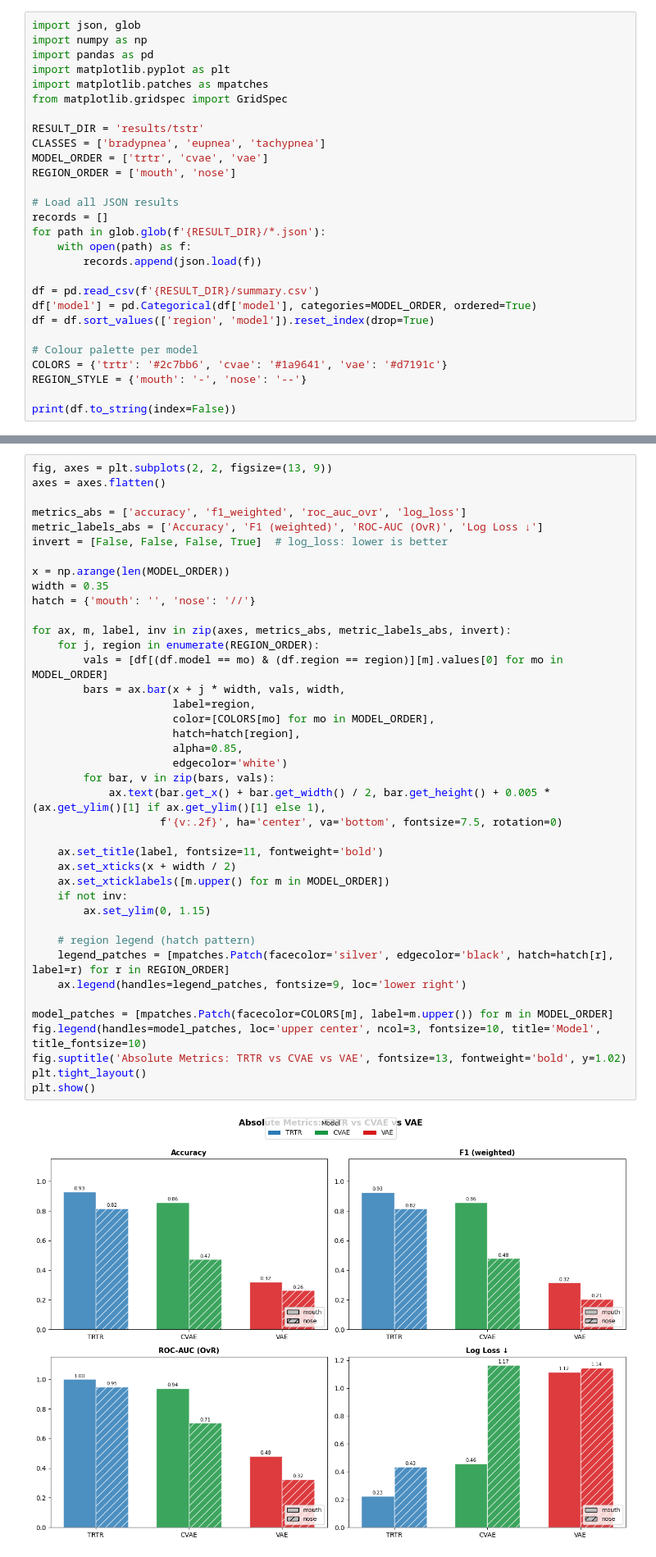
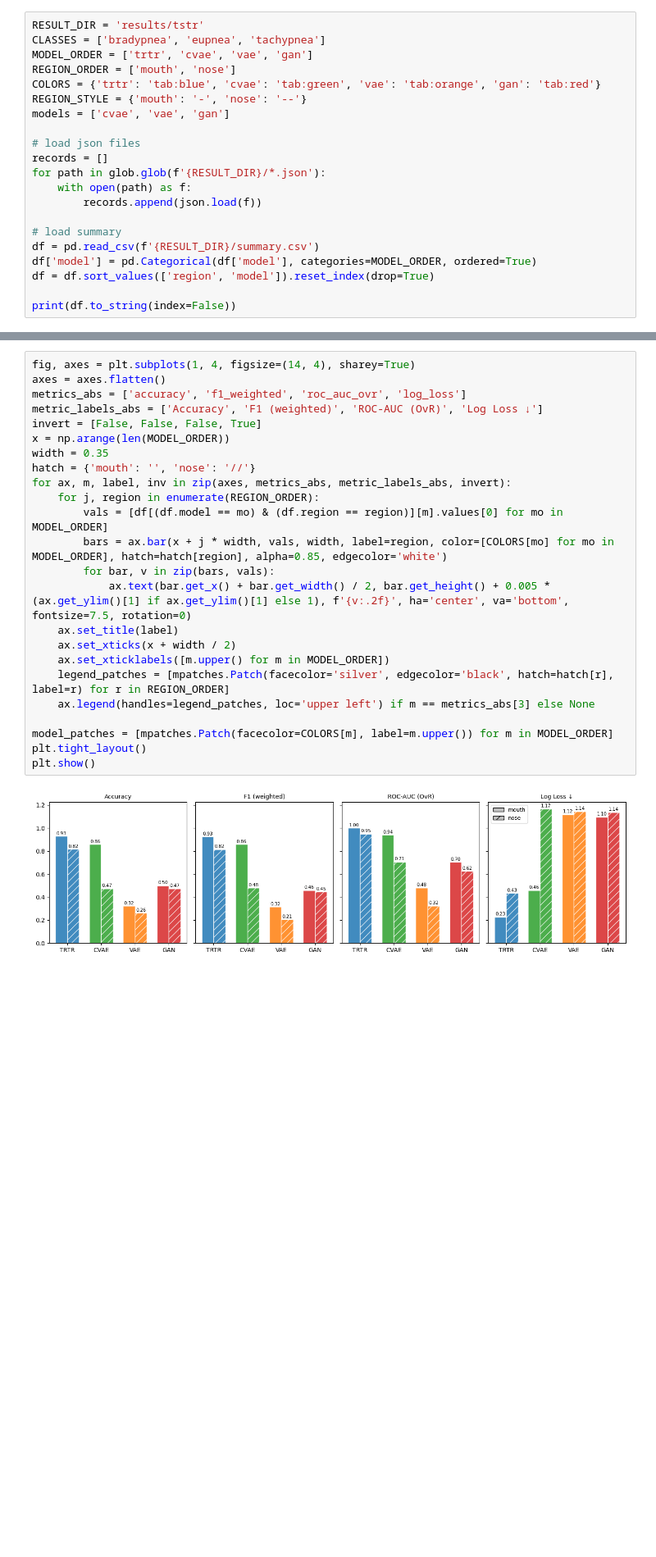
Before and after one commit to leon-rny/neural-network-breath-modeling, a Jupyter notebook: tstr.ipynb, the cells around one changed output, grey strips where cells are left out. Shown at 82% size. Cells and saved outputs as stored; diff of their text form; blank space fills up the shorter version.

```diff
--- a/tstr.ipynb
+++ b/tstr.ipynb
@@ -7,30 +13,23 @@ Metrics: Accuracy, weighted F1, ROC-AUC (OvR), Log Loss, per-class F1, feature o
 # %%
-import json, glob
-import numpy as np
-import pandas as pd
-import matplotlib.pyplot as plt
-import matplotlib.patches as mpatches
-from matplotlib.gridspec import GridSpec
-
 RESULT_DIR = 'results/tstr'
 CLASSES = ['bradypnea', 'eupnea', 'tachypnea']
-MODEL_ORDER = ['trtr', 'cvae', 'vae']
+MODEL_ORDER = ['trtr', 'cvae', 'vae', 'gan']
 REGION_ORDER = ['mouth', 'nose']
+COLORS = {'trtr': 'tab:blue', 'cvae': 'tab:green', 'vae': 'tab:orange', 'gan': 'tab:red'}
+REGION_STYLE = {'mouth': '-', 'nose': '--'}
+models = ['cvae', 'vae', 'gan']
 
-# Load all JSON results
+# load json files
 records = []
 for path in glob.glob(f'{RESULT_DIR}/*.json'):
     with open(path) as f:
         records.append(json.load(f))
 
+# load summary
 df = pd.read_csv(f'{RESULT_DIR}/summary.csv')
 df['model'] = pd.Categorical(df['model'], categories=MODEL_ORDER, ordered=True)
 df = df.sort_values(['region', 'model']).reset_index(drop=True)
 
-# Colour palette per model
-COLORS = {'trtr': '#2c7bb6', 'cvae': '#1a9641', 'vae': '#d7191c'}
-REGION_STYLE = {'mouth': '-', 'nose': '--'}
-
 print(df.to_string(index=False))
 # %% [output]
 model region  accuracy  f1_weighted  roc_auc_ovr  log_loss  f1_bradypnea  f1_eupnea  f1_tachypnea  feature_overlap  n_synthetic
@@ -102,42 +86,26 @@ model region  accuracy  f1_weighted  roc_auc_ovr  log_loss
 # %%
-fig, axes = plt.subplots(2, 2, figsize=(13, 9))
+fig, axes = plt.subplots(1, 4, figsize=(14, 4), sharey=True)
 axes = axes.flatten()
-
 metrics_abs = ['accuracy', 'f1_weighted', 'roc_auc_ovr', 'log_loss']
 metric_labels_abs = ['Accuracy', 'F1 (weighted)', 'ROC-AUC (OvR)', 'Log Loss ↓']
-invert = [False, False, False, True]  # log_loss: lower is better
-
+invert = [False, False, False, True]
 x = np.arange(len(MODEL_ORDER))
 width = 0.35
 hatch = {'mouth': '', 'nose': '//'}
-
 for ax, m, label, inv in zip(axes, metrics_abs, metric_labels_abs, invert):
     for j, region in enumerate(REGION_ORDER):
         vals = [df[(df.model == mo) & (df.region == region)][m].values[0] for mo in MODEL_ORDER]
-        bars = ax.bar(x + j * width, vals, width,
-                      label=region,
-                      color=[COLORS[mo] for mo in MODEL_ORDER],
-                      hatch=hatch[region],
-                      alpha=0.85,
-                      edgecolor='white')
+        bars = ax.bar(x + j * width, vals, width, label=region, color=[COLORS[mo] for mo in MODEL_ORDER], hatch=hatch[region], alpha=0.85, edgecolor='white')
         for bar, v in zip(bars, vals):
-            ax.text(bar.get_x() + bar.get_width() / 2, bar.get_height() + 0.005 * (ax.get_ylim()[1] if ax.get_ylim()[1] else 1),
-                    f'{v:.2f}', ha='center', va='bottom', fontsize=7.5, rotation=0)
-
-    ax.set_title(label, fontsize=11, fontweight='bold')
+            ax.text(bar.get_x() + bar.get_width() / 2, bar.get_height() + 0.005 * (ax.get_ylim()[1] if ax.get_ylim()[1] else 1), f'{v:.2f}', ha='center', va='bottom', fontsize=7.5, rotation=0)
+    ax.set_title(label)
     ax.set_xticks(x + width / 2)
     ax.set_xticklabels([m.upper() for m in MODEL_ORDER])
-    if not inv:
-        ax.set_ylim(0, 1.15)
-
-    # region legend (hatch pattern)
     legend_patches = [mpatches.Patch(facecolor='silver', edgecolor='black', hatch=hatch[r], label=r) for r in REGION_ORDER]
-    ax.legend(handles=legend_patches, fontsize=9, loc='lower right')
+    ax.legend(handles=legend_patches, loc='upper left') if m == metrics_abs[3] else None
 
 model_patches = [mpatches.Patch(facecolor=COLORS[m], label=m.upper()) for m in MODEL_ORDER]
-fig.legend(handles=model_patches, loc='upper center', ncol=3, fontsize=10, title='Model', title_fontsize=10)
-fig.suptitle('Absolute Metrics: TRTR vs CVAE vs VAE', fontsize=13, fontweight='bold', y=1.02)
 plt.tight_layout()
 plt.show()
 # %% [output]
-[figure, old version]
+[figure, new version]
```
Also changed, not shown: parts of 17 cells of this notebook, 13 other files.
